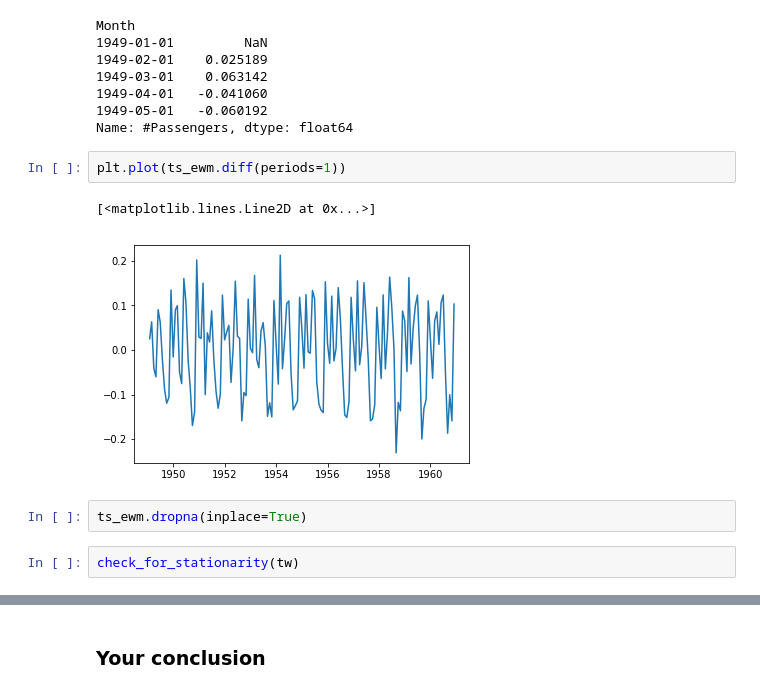
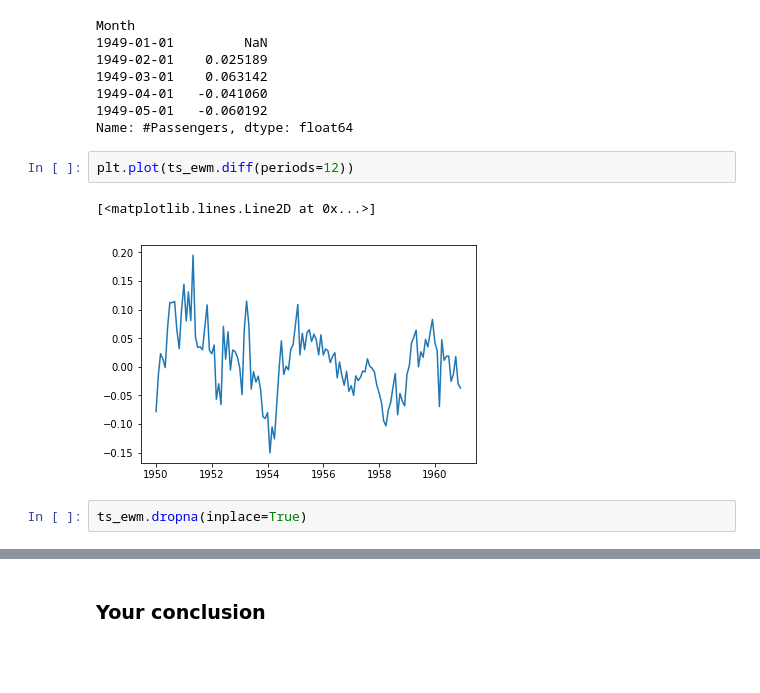
Before and after one commit to npschafer/dsc-removing-trends-lab-houston-ds-042219, a Jupyter notebook: index.ipynb, the cells around one changed output, grey strips where cells are left out. Saved outputs shown, nothing was run; the diff lists cells and outputs as text; blank space fills up the shorter version.

```diff
--- a/index.ipynb
+++ b/index.ipynb
@@ -199,11 +199,9 @@ Month
 1949-05-01   -0.060192
 Name: #Passengers, dtype: float64
 # %%
-plt.plot(ts_ewm.diff(periods=1))
+plt.plot(ts_ewm.diff(periods=12))
 # %% [output]
 [<matplotlib.lines.Line2D at 0x...>]
-[figure, old version]
+[figure, new version]
 # %%
 ts_ewm.dropna(inplace=True)
-# %%
-check_for_stationarity(tw)
```
Also changed, not shown: parts of 1 cell of this notebook.
